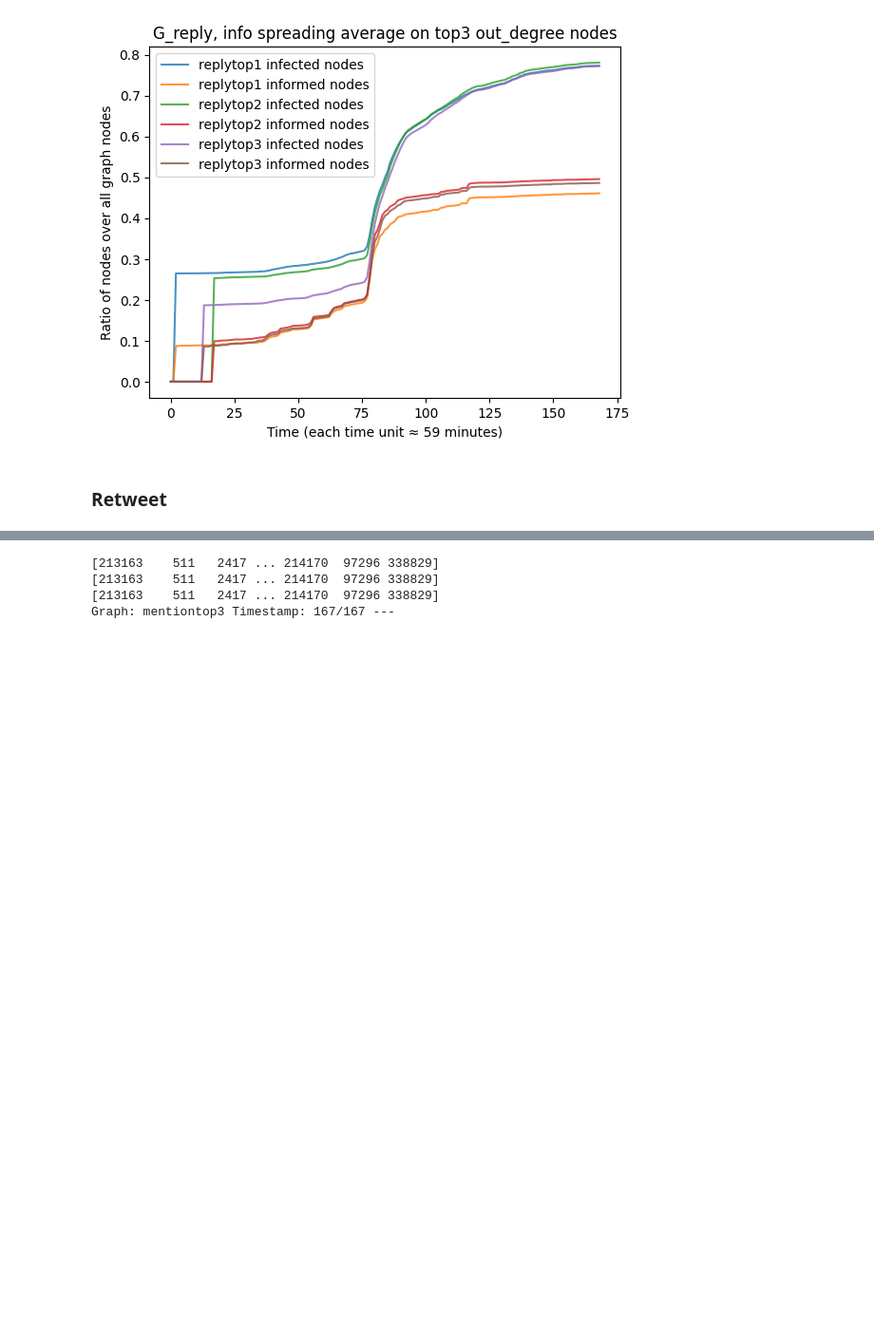
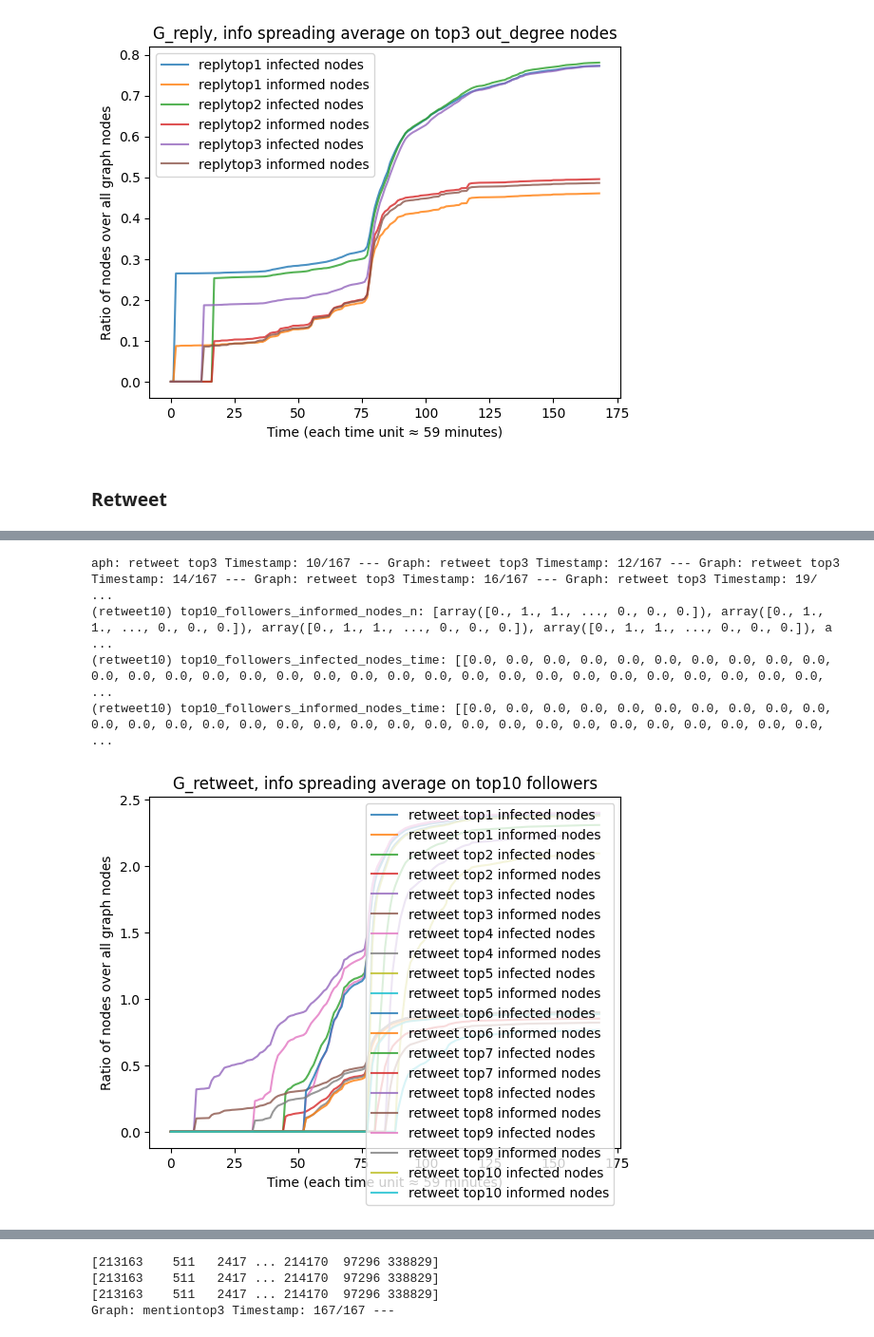
Before and after one commit to francescoopiccoli/higgs-twitter-network-science, a Jupyter notebook: src/process_final.ipynb, the cells around one changed output, grey strips where cells are left out. Shown at 95% size. Drawn from its saved outputs; the diff is of its cells as text; code cells hidden in the pictures; blank space fills up the shorter version.

```diff
--- a/src/process_final.ipynb
+++ b/src/process_final.ipynb
@@ -409,0 +396,13 @@ util.print_and_log(retweet_graph_name, metric_name + "informed_nodes_time", info
+# %%
+infected_nodes_n_men_followers, informed_nodes_n_men_followers, infected_nodes_time_men_followers, informed_nodes_time_men_followers = simulate_spreading_n_nodes(G_retweet_lcc_df, G_social_df, max_social_in_degree_retweet[:retweet_seed_sample_size], start_timestamp, end_timestamp, len(G_mention_lcc.nodes()), len(G_social.nodes()), name="retweet", plot=True, title="G_retweet, info spreading average on top10 followers")
+metric_name = "top10_followers_"
+util.print_and_log(retweet_graph_name, metric_name + "infected_nodes_n", infected_nodes_n_men_followers)
+util.print_and_log(retweet_graph_name, metric_name + "informed_nodes_n", informed_nodes_n_men_followers)
+util.print_and_log(retweet_graph_name, metric_name + "infected_nodes_time", infected_nodes_time_men_followers)
+util.print_and_log(retweet_graph_name, metric_name + "informed_nodes_time", informed_nodes_time_men_followers)
+# %% [output]
+aph: retweet top3 Timestamp: 10/167 --- Graph: retweet top3 Timestamp: 12/167 --- Graph: retweet top3 Timestamp: 14/167 --- Graph: retweet top3 Timestamp: 16/167 --- Graph: retweet top3 Timestamp: 19/ ...
+(retweet10) top10_followers_informed_nodes_n: [array([0., 1., 1., ..., 0., 0., 0.]), array([0., 1., 1., ..., 0., 0., 0.]), array([0., 1., 1., ..., 0., 0., 0.]), array([0., 1., 1., ..., 0., 0., 0.]), a ...
+(retweet10) top10_followers_infected_nodes_time: [[0.0, 0.0, 0.0, 0.0, 0.0, 0.0, 0.0, 0.0, 0.0, 0.0, 0.0, 0.0, 0.0, 0.0, 0.0, 0.0, 0.0, 0.0, 0.0, 0.0, 0.0, 0.0, 0.0, 0.0, 0.0, 0.0, 0.0, 0.0, 0.0, 0.0, ...
+(retweet10) top10_followers_informed_nodes_time: [[0.0, 0.0, 0.0, 0.0, 0.0, 0.0, 0.0, 0.0, 0.0, 0.0, 0.0, 0.0, 0.0, 0.0, 0.0, 0.0, 0.0, 0.0, 0.0, 0.0, 0.0, 0.0, 0.0, 0.0, 0.0, 0.0, 0.0, 0.0, 0.0, 0.0, ...
+[figure, added]
```
Also changed, not shown: parts of 16 cells of this notebook, 2 other files.
